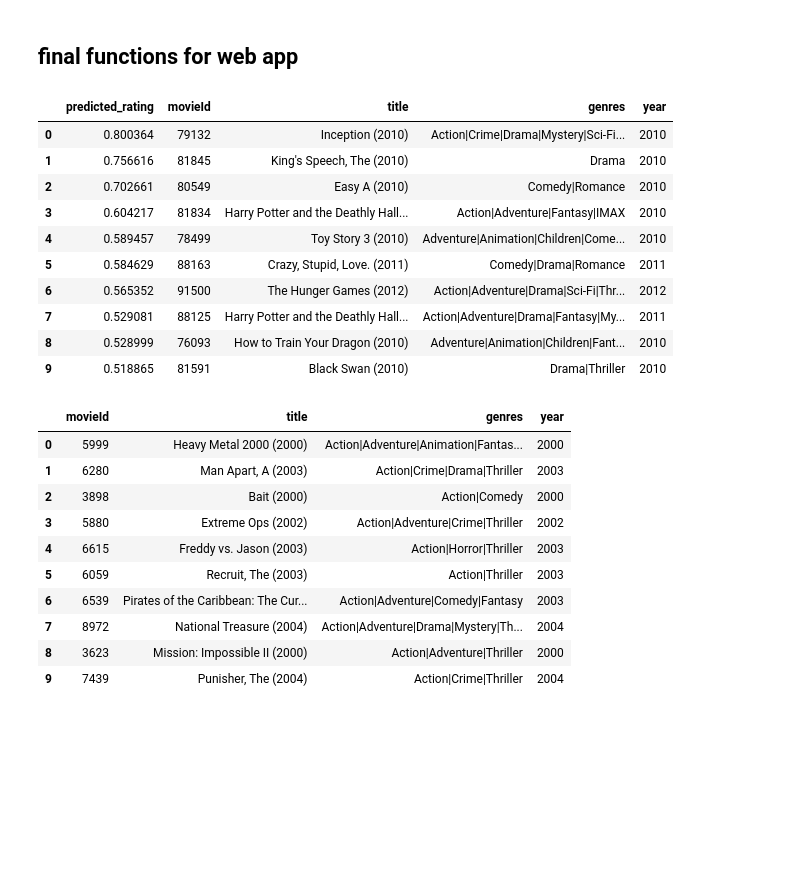
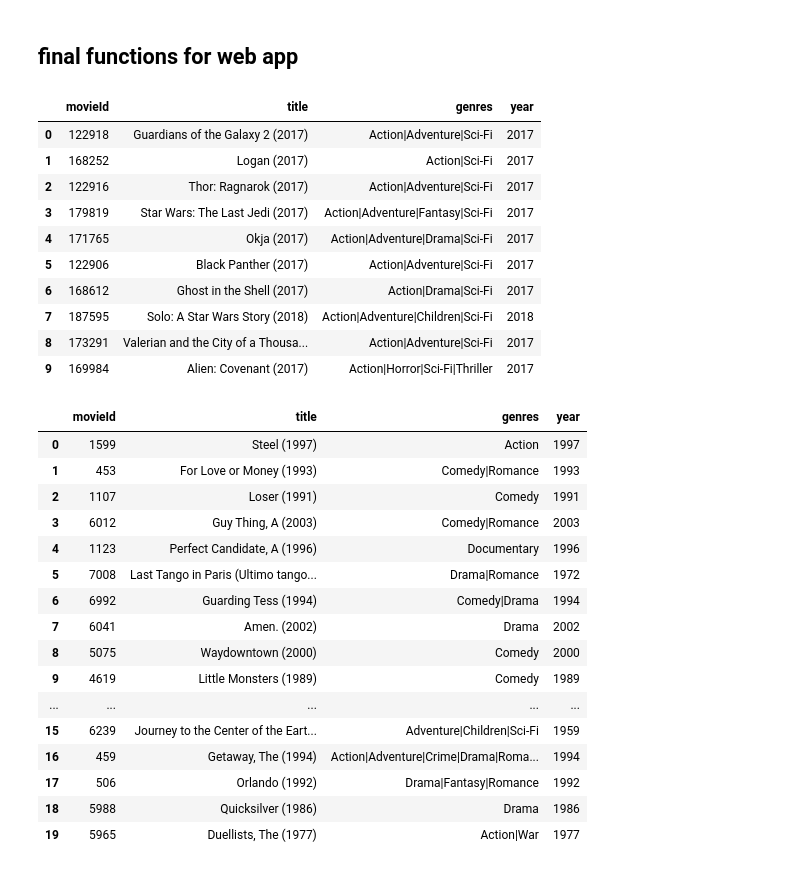
Before and after one commit to sherwan-m/WBSFLIX_Recommender_System, a Jupyter notebook: popularity_recommender.ipynb, the cells around one changed output. Saved outputs shown, nothing was run; the diff lists cells and outputs as text; code cells hidden in the pictures; blank space fills up the shorter version.

```diff
--- a/popularity_recommender.ipynb
+++ b/popularity_recommender.ipynb
@@ -490,6 +490,12 @@ top_n_similar_v4(1, 10)
 | 1158 | 2.905115 | 1527 | Fifth Element, The (1997) | Action|Adventure|Comedy|Sci-Fi | 1997 |
 # %% [markdown]
 ## final functions for web app
+# %%
+def transform_genre_to_regex(genres):
+    regex = ""
+    for genre in genres:
+        regex += f"(?=.*{genre})"
+    return regex
 # %%
 from sklearn.metrics.pairwise import cosine_similarity
 
@@ -542,19 +540,19 @@ def top_n_user_based(user_id , n , genres, time_period):
     return recommendations.reset_index(drop=True).drop(columns=['predicted_rating']).head(n)
     # return top_n
 # %%
-top_n_user_based(12 , 10 , [], time_period=(2010,2018))
+top_n_user_based(12 , 10 , ['Action','Sci-Fi'], time_period=(2017,2018))
 # %% [output]
-|  | predicted_rating | movieId | title | genres | year |
-| 0 | 0.800364 | 79132 | Inception (2010) | Action|Crime|Drama|Mystery|Sci-Fi... | 2010 |
-| 1 | 0.756616 | 81845 | King's Speech, The (2010) | Drama | 2010 |
-| 2 | 0.702661 | 80549 | Easy A (2010) | Comedy|Romance | 2010 |
-| 3 | 0.604217 | 81834 | Harry Potter and the Deathly Hall... | Action|Adventure|Fantasy|IMAX | 2010 |
-| 4 | 0.589457 | 78499 | Toy Story 3 (2010) | Adventure|Animation|Children|Come... | 2010 |
-| 5 | 0.584629 | 88163 | Crazy, Stupid, Love. (2011) | Comedy|Drama|Romance | 2011 |
-| 6 | 0.565352 | 91500 | The Hunger Games (2012) | Action|Adventure|Drama|Sci-Fi|Thr... | 2012 |
-| 7 | 0.529081 | 88125 | Harry Potter and the Deathly Hall... | Action|Adventure|Drama|Fantasy|My... | 2011 |
-| 8 | 0.528999 | 76093 | How to Train Your Dragon (2010) | Adventure|Animation|Children|Fant... | 2010 |
-| 9 | 0.518865 | 81591 | Black Swan (2010) | Drama|Thriller | 2010 |
+|  | movieId | title | genres | year |
+| 0 | 122918 | Guardians of the Galaxy 2 (2017) | Action|Adventure|Sci-Fi | 2017 |
+| 1 | 168252 | Logan (2017) | Action|Sci-Fi | 2017 |
+| 2 | 122916 | Thor: Ragnarok (2017) | Action|Adventure|Sci-Fi | 2017 |
+| 3 | 179819 | Star Wars: The Last Jedi (2017) | Action|Adventure|Fantasy|Sci-Fi | 2017 |
+| 4 | 171765 | Okja (2017) | Action|Adventure|Drama|Sci-Fi | 2017 |
+| 5 | 122906 | Black Panther (2017) | Action|Adventure|Sci-Fi | 2017 |
+| 6 | 168612 | Ghost in the Shell (2017) | Action|Drama|Sci-Fi | 2017 |
+| 7 | 187595 | Solo: A Star Wars Story (2018) | Action|Adventure|Children|Sci-Fi | 2018 |
+| 8 | 173291 | Valerian and the City of a Thousa... | Action|Adventure|Sci-Fi | 2017 |
+| 9 | 169984 | Alien: Covenant (2017) | Action|Horror|Sci-Fi|Thriller | 2017 |
 # %%
 x=(1900,2018)
 # %%
@@ -598,15 +596,10 @@ def top_n_colleration_based(target_name , n , genres, time_period):
     recommendations = target_corr_summary[((target_corr_summary['rating_count']>=10) & (target_corr_summary['n_same_raters'] >=3))].sort_values('PearsonR', ascending=False)
     recommendations = recommendations.merge(movies, left_index=True, right_on="movieId")
     recommendations = recommendations.loc[lambda df_ : ((df_['year'] >= time_period[0]) & ( df_['year'] <= time_period[1]))]
-    # merge the result with movies dataframe, drop the PearsonR column and return the top n simillar movies
-    if len(genres)>0:
-            result = pd.DataFrame(columns=['predicted_rating', 'movieId', 'title', 'genres', 'year'])
-            for genre in genres:
-                result= pd.concat([result, recommendations.loc[lambda df_ : df_['genres'].str.contains(genre)]])
 
-            result.drop_duplicates(inplace=True)
-            result = result.sort_values("predicted_rating", ascending=False)
-            result.reset_index(inplace= True, drop= True)
-            return result.drop(columns=['predicted_rating','PearsonR','rating_count', 'n_same_raters']).head(n)
+
+    genres_regex = transform_genre_to_regex(genres)
+
+    recommendations = recommendations.loc[lambda df_ : df_['genres'].str.contains(genres_regex)]
     return recommendations.drop(columns=['PearsonR','rating_count', 'n_same_raters']).reset_index(drop=True).head(n)
     # return recommendations
@@ -613,17 +643,23 @@ def top_n_colleration_based(target_name , n , genres, time_period):
 # %%
-top_n_colleration_based('Toy Story (1995)', 10,['Action'],(2000,2018))
+top_n_colleration_based('Toy Story (1995)', 20,[],(1900,2018))
 # %% [output]
 |  | movieId | title | genres | year |
-| 0 | 5999 | Heavy Metal 2000 (2000) | Action|Adventure|Animation|Fantas... | 2000 |
-| 1 | 6280 | Man Apart, A (2003) | Action|Crime|Drama|Thriller | 2003 |
-| 2 | 3898 | Bait (2000) | Action|Comedy | 2000 |
-| 3 | 5880 | Extreme Ops (2002) | Action|Adventure|Crime|Thriller | 2002 |
-| 4 | 6615 | Freddy vs. Jason (2003) | Action|Horror|Thriller | 2003 |
-| 5 | 6059 | Recruit, The (2003) | Action|Thriller | 2003 |
-| 6 | 6539 | Pirates of the Caribbean: The Cur... | Action|Adventure|Comedy|Fantasy | 2003 |
-| 7 | 8972 | National Treasure (2004) | Action|Adventure|Drama|Mystery|Th... | 2004 |
-| 8 | 3623 | Mission: Impossible II (2000) | Action|Adventure|Thriller | 2000 |
-| 9 | 7439 | Punisher, The (2004) | Action|Crime|Thriller | 2004 |
+| 0 | 1599 | Steel (1997) | Action | 1997 |
+| 1 | 453 | For Love or Money (1993) | Comedy|Romance | 1993 |
+| 2 | 1107 | Loser (1991) | Comedy | 1991 |
+| 3 | 6012 | Guy Thing, A (2003) | Comedy|Romance | 2003 |
+| 4 | 1123 | Perfect Candidate, A (1996) | Documentary | 1996 |
+| 5 | 7008 | Last Tango in Paris (Ultimo tango... | Drama|Romance | 1972 |
+| 6 | 6992 | Guarding Tess (1994) | Comedy|Drama | 1994 |
+| 7 | 6041 | Amen. (2002) | Drama | 2002 |
+| 8 | 5075 | Waydowntown (2000) | Comedy | 2000 |
+| 9 | 4619 | Little Monsters (1989) | Comedy | 1989 |
+| ... | ... | ... | ... | ... |
+| 15 | 6239 | Journey to the Center of the Eart... | Adventure|Children|Sci-Fi | 1959 |
+| 16 | 459 | Getaway, The (1994) | Action|Adventure|Crime|Drama|Roma... | 1994 |
+| 17 | 506 | Orlando (1992) | Drama|Fantasy|Romance | 1992 |
+| 18 | 5988 | Quicksilver (1986) | Drama | 1986 |
+| 19 | 5965 | Duellists, The (1977) | Action|War | 1977 |
 # %%
 # define a function that get n as number of movies and genre and return top_popular_n movies
 def popular_top_n(n, genres,time_period):
```
Also changed, not shown: parts of 10 cells of this notebook.
